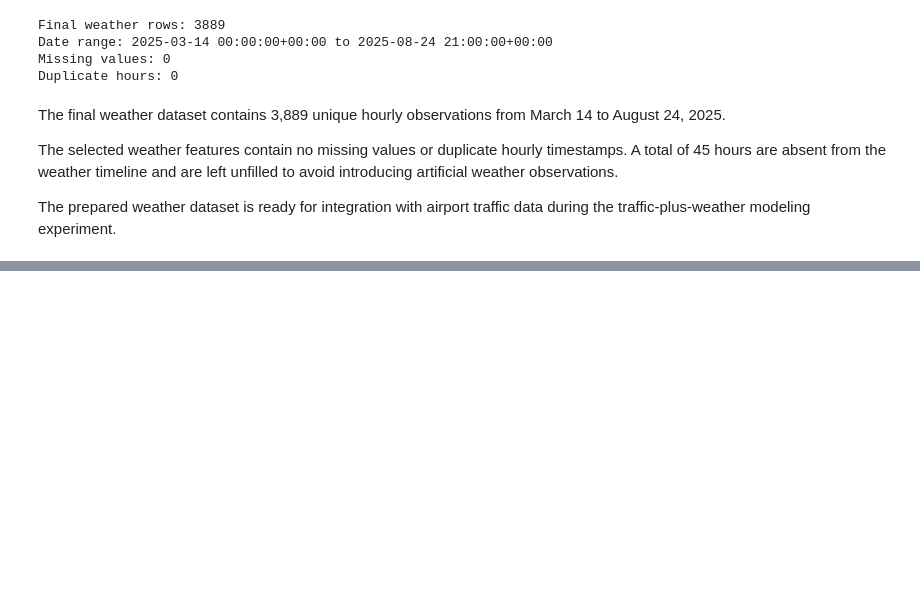
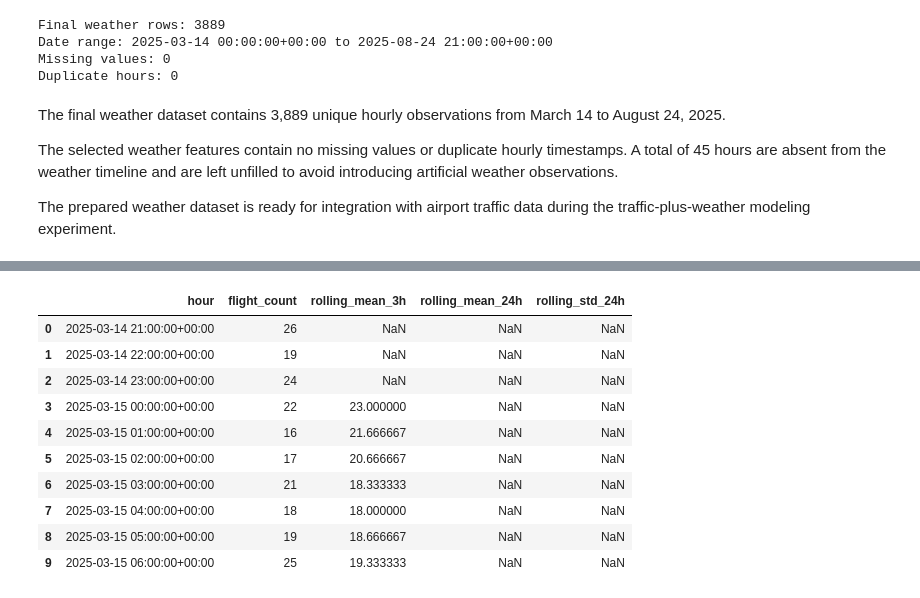
Before and after one commit to AirSight-Team/AirSight, a Jupyter notebook: AieSight_dataset.ipynb, the cells around one changed output, grey strips where cells are left out. Drawn from its saved outputs; the diff is of its cells as text; code cells hidden in the pictures; blank space fills up the shorter version.

```diff
--- a/AieSight_dataset.ipynb
+++ b/AieSight_dataset.ipynb
@@ -1660,0 +1806,19 @@ during the traffic-plus-weather modeling experiment.
+# %%
+airport_state['rolling_mean_3h'] = airport_state['flight_count'].shift(1).rolling(3).mean()
+airport_state['rolling_mean_24h'] = airport_state['flight_count'].shift(1).rolling(24).mean()
+airport_state['rolling_std_24h'] = airport_state['flight_count'].shift(1).rolling(24).std()
+
+display(airport_state[['hour', 'flight_count', 'rolling_mean_3h',
+                        'rolling_mean_24h', 'rolling_std_24h']].head(10))
+# %% [output]
+|  | hour | flight_count | rolling_mean_3h | rolling_mean_24h | rolling_std_24h |
+| 0 | 2025-03-14 21:00:00+00:00 | 26 | NaN | NaN | NaN |
+| 1 | 2025-03-14 22:00:00+00:00 | 19 | NaN | NaN | NaN |
+| 2 | 2025-03-14 23:00:00+00:00 | 24 | NaN | NaN | NaN |
+| 3 | 2025-03-15 00:00:00+00:00 | 22 | 23.000000 | NaN | NaN |
+| 4 | 2025-03-15 01:00:00+00:00 | 16 | 21.666667 | NaN | NaN |
+| 5 | 2025-03-15 02:00:00+00:00 | 17 | 20.666667 | NaN | NaN |
+| 6 | 2025-03-15 03:00:00+00:00 | 21 | 18.333333 | NaN | NaN |
+| 7 | 2025-03-15 04:00:00+00:00 | 18 | 18.000000 | NaN | NaN |
+| 8 | 2025-03-15 05:00:00+00:00 | 19 | 18.666667 | NaN | NaN |
+| 9 | 2025-03-15 06:00:00+00:00 | 25 | 19.333333 | NaN | NaN |
```
Also changed, not shown: parts of 19 cells of this notebook.
